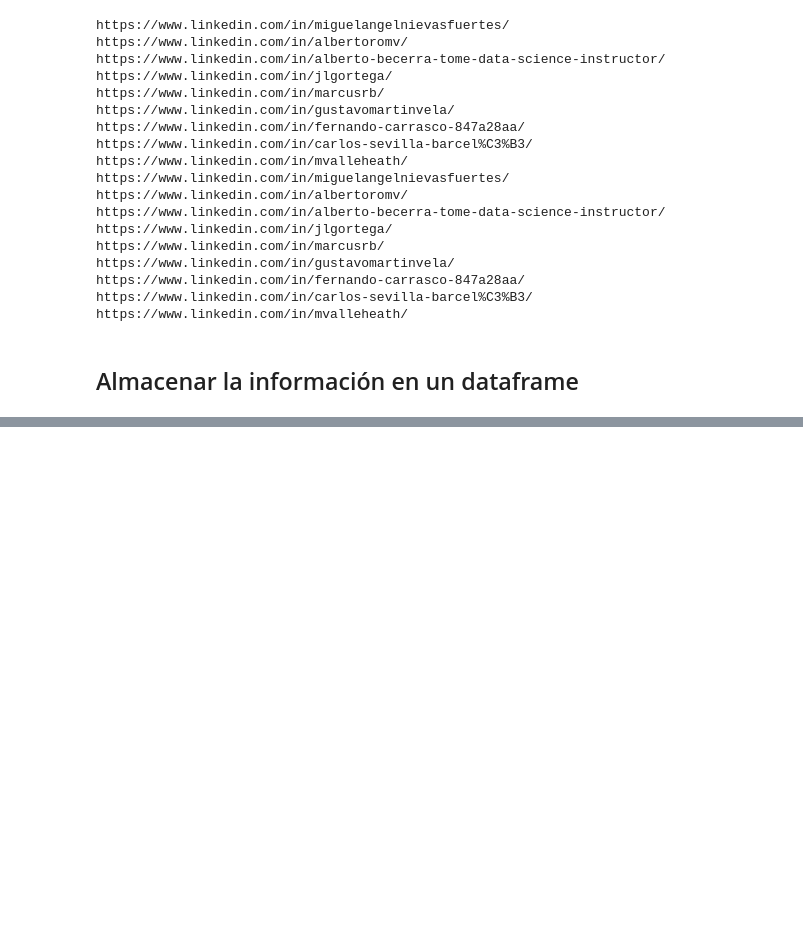
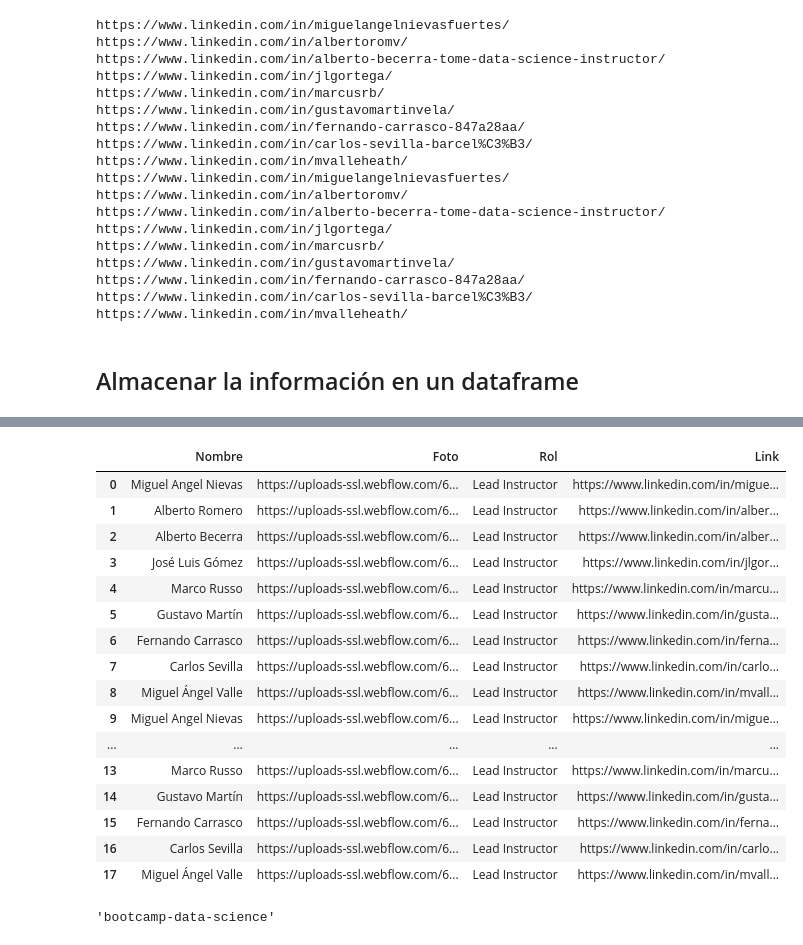
Before and after one commit to MNievas12/2304_dsft_thebridge, a Jupyter notebook: 2-Data_Analysis/3-Sources/Webscrapping/Teoría/BeautifulSoup/BeautifulSoup.ipynb, the cells around one changed output, grey strips where cells are left out. Saved outputs shown, nothing was run; the diff lists cells and outputs as text; code cells hidden in the pictures; blank space fills up the shorter version.

```diff
--- a/2-Data_Analysis/3-Sources/Webscrapping/Teoría/BeautifulSoup/BeautifulSoup.ipynb
+++ b/2-Data_Analysis/3-Sources/Webscrapping/Teoría/BeautifulSoup/BeautifulSoup.ipynb
@@ -308,3 +307,9 @@ https://www.linkedin.com/in/mvalleheath/
 
  </td></tr>
 </table>
+# %%
+profes_dict = {"Nombre": [],
+               "Foto": [],
+               "Rol":[],
+               "Link":[]}
+pd.DataFrame(profes_dict)
@@ -310,0 +318,5 @@ https://www.linkedin.com/in/mvalleheath/
+# %%
+url = "https://www.thebridge.tech/bootcamps/bootcamp-data-science"
+response = requests.get(url)
+
+soup = bs(response.content, 'html.parser')
@@ -310,0 +325,4 @@ https://www.linkedin.com/in/mvalleheath/
+# %%
+profes = soup.find_all("div", class_="fs-slide-content")
+for profe in profes:
+    print(profe)
@@ -310,0 +348,37 @@ https://www.linkedin.com/in/mvalleheath/
+# %%
+profes = soup.find_all("div", class_="fs-slide-content")
+for profe in profes:
+    profes_dict['Nombre'].append(profe.find('div', class_="fs-text").get_text())
+    profes_dict['Foto'].append(profe.find('img').get('src'))
+    profes_dict['Rol'].append(profe.find('div', class_='fs-job').get_text())
+    profes_dict['Link'].append(profe.find('a').get('href'))
+    # print("Nombre:", profe.find('div', class_="fs-text").get_text())
+    # print("Foto:", profe.find('img').get('src'))
+    # print("Rol:", profe.find('div', class_='fs-job').get_text())
+    # print("Link:", profe.find('a').get('href'))
+    # print("-"*20)
+# %%
+df_profesores = pd.DataFrame(profes_dict)
+df_profesores
+# %% [output]
+|  | Nombre | Foto | Rol | Link |
+| 0 | Miguel Angel Nievas | https://uploads-ssl.webflow.com/6... | Lead Instructor | https://www.linkedin.com/in/migue... |
+| 1 | Alberto Romero | https://uploads-ssl.webflow.com/6... | Lead Instructor | https://www.linkedin.com/in/alber... |
+| 2 | Alberto Becerra | https://uploads-ssl.webflow.com/6... | Lead Instructor | https://www.linkedin.com/in/alber... |
+| 3 | José Luis Gómez | https://uploads-ssl.webflow.com/6... | Lead Instructor | https://www.linkedin.com/in/jlgor... |
+| 4 | Marco Russo | https://uploads-ssl.webflow.com/6... | Lead Instructor | https://www.linkedin.com/in/marcu... |
+| 5 | Gustavo Martín | https://uploads-ssl.webflow.com/6... | Lead Instructor | https://www.linkedin.com/in/gusta... |
+| 6 | Fernando Carrasco | https://uploads-ssl.webflow.com/6... | Lead Instructor | https://www.linkedin.com/in/ferna... |
+| 7 | Carlos Sevilla | https://uploads-ssl.webflow.com/6... | Lead Instructor | https://www.linkedin.com/in/carlo... |
+| 8 | Miguel Ángel Valle | https://uploads-ssl.webflow.com/6... | Lead Instructor | https://www.linkedin.com/in/mvall... |
+| 9 | Miguel Angel Nievas | https://uploads-ssl.webflow.com/6... | Lead Instructor | https://www.linkedin.com/in/migue... |
+| ... | ... | ... | ... | ... |
+| 13 | Marco Russo | https://uploads-ssl.webflow.com/6... | Lead Instructor | https://www.linkedin.com/in/marcu... |
+| 14 | Gustavo Martín | https://uploads-ssl.webflow.com/6... | Lead Instructor | https://www.linkedin.com/in/gusta... |
+| 15 | Fernando Carrasco | https://uploads-ssl.webflow.com/6... | Lead Instructor | https://www.linkedin.com/in/ferna... |
+| 16 | Carlos Sevilla | https://uploads-ssl.webflow.com/6... | Lead Instructor | https://www.linkedin.com/in/carlo... |
+| 17 | Miguel Ángel Valle | https://uploads-ssl.webflow.com/6... | Lead Instructor | https://www.linkedin.com/in/mvall... |
+# %%
+url.split("/")[-1]
+# %% [output]
+'bootcamp-data-science'
```
Also changed, not shown: parts of 9 cells of this notebook, 9 other files.
